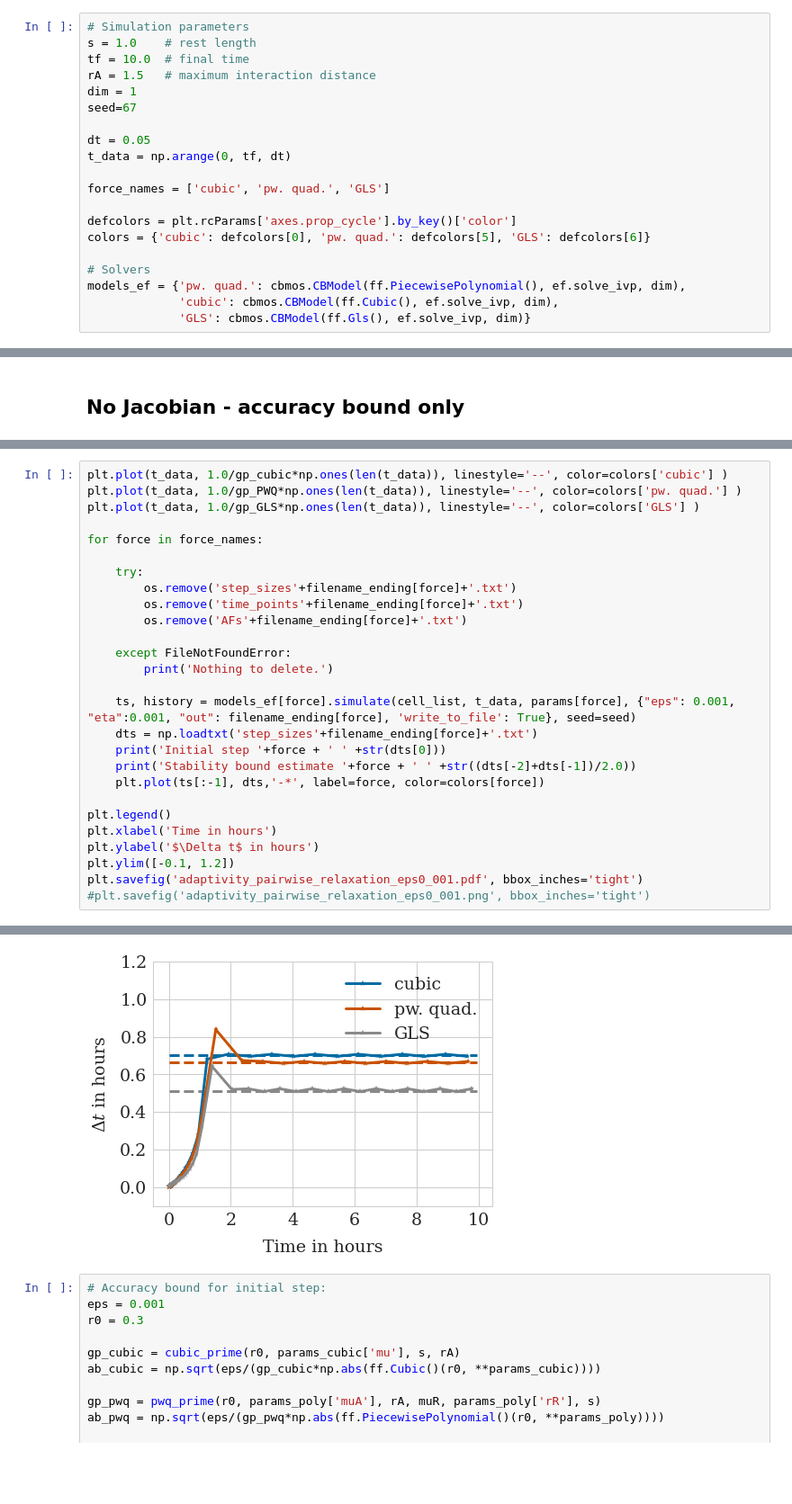
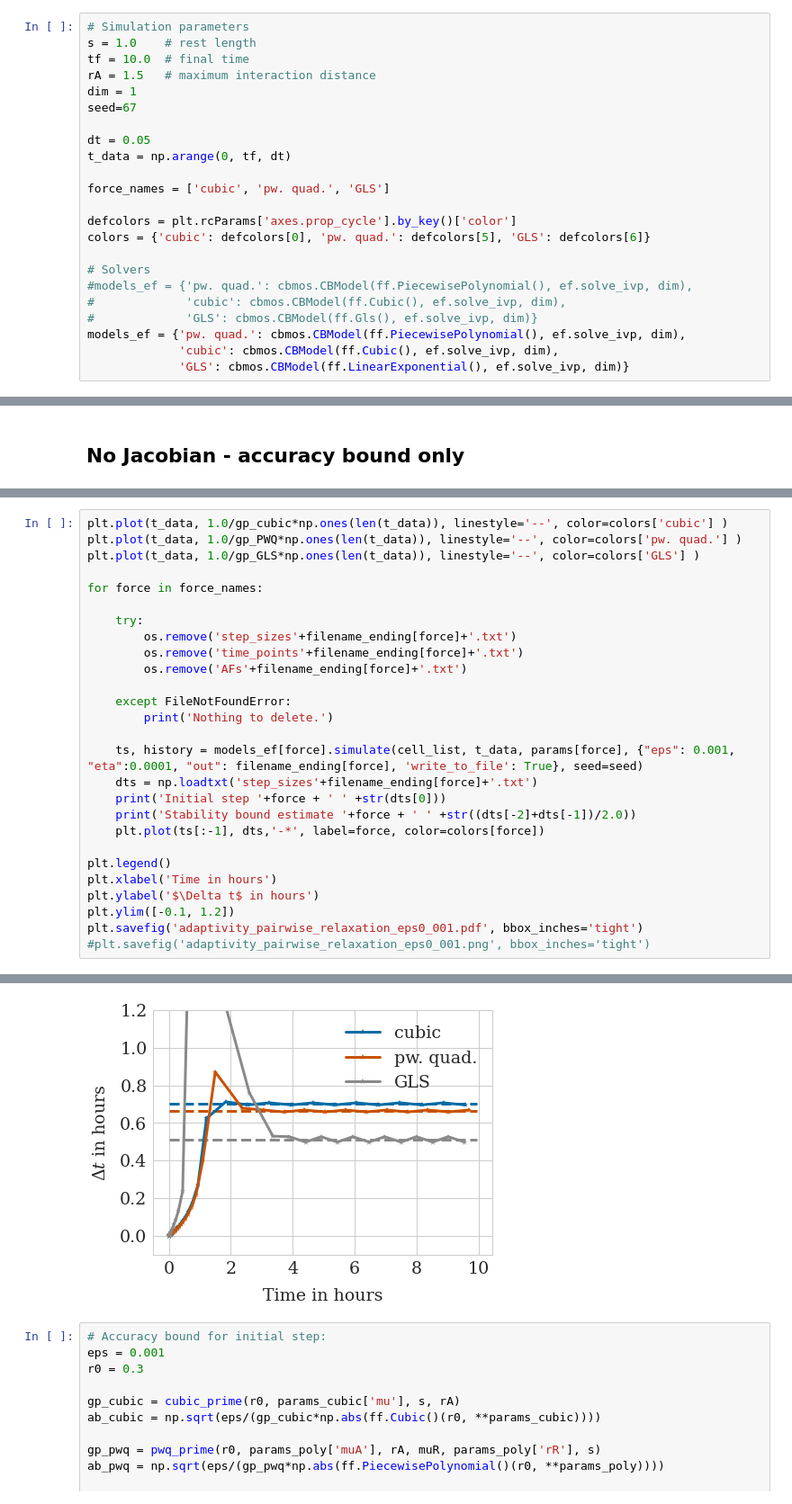
Before and after one commit to somathias/cbmos, a Jupyter notebook: exp-draft.ipynb, the cells around one changed output, grey strips where cells are left out. Shown: that part at 90% size. Cells and saved outputs as stored; diff of their text form; blank space fills up the shorter version.

Commit message:
Try out linear exponential force

```diff
--- a/exp-draft.ipynb
+++ b/exp-draft.ipynb
@@ -44,9 +44,12 @@ defcolors = plt.rcParams['axes.prop_cycle'].by_key()['color']
 colors = {'cubic': defcolors[0], 'pw. quad.': defcolors[5], 'GLS': defcolors[6]}
 
 # Solvers
+#models_ef = {'pw. quad.': cbmos.CBModel(ff.PiecewisePolynomial(), ef.solve_ivp, dim),
+#             'cubic': cbmos.CBModel(ff.Cubic(), ef.solve_ivp, dim),
+#             'GLS': cbmos.CBModel(ff.Gls(), ef.solve_ivp, dim)}
 models_ef = {'pw. quad.': cbmos.CBModel(ff.PiecewisePolynomial(), ef.solve_ivp, dim),
              'cubic': cbmos.CBModel(ff.Cubic(), ef.solve_ivp, dim),
-             'GLS': cbmos.CBModel(ff.Gls(), ef.solve_ivp, dim)}
+             'GLS': cbmos.CBModel(ff.LinearExponential(), ef.solve_ivp, dim)}
 # %%
 # parameters fitted to relaxation time t=1.0h
 params_cubic = {"mu": 5.70, "s": s, "rA": rA}
@@ -232,7 +234,7 @@ for force in force_names:
     except FileNotFoundError:
         print('Nothing to delete.')
 
-    ts, history = models_ef[force].simulate(cell_list, t_data, params[force], {"eps": 0.001, "eta":0.001, "out": filename_ending[force], 'write_to_file': True}, seed=seed)
+    ts, history = models_ef[force].simulate(cell_list, t_data, params[force], {"eps": 0.001, "eta":0.0001, "out": filename_ending[force], 'write_to_file': True}, seed=seed)
     dts = np.loadtxt('step_sizes'+filename_ending[force]+'.txt')
     print('Initial step '+force + ' ' +str(dts[0]))
     print('Stability bound estimate '+force + ' ' +str((dts[-2]+dts[-1])/2.0))
@@ -260,4 +262,4 @@ Stability bound estimate GLS 0.5162951229243763
-[figure, old version]
+[figure, new version]
 # %%
 # Accuracy bound for initial step:
 eps = 0.001
```
Also changed, not shown: parts of 4 cells of this notebook.
